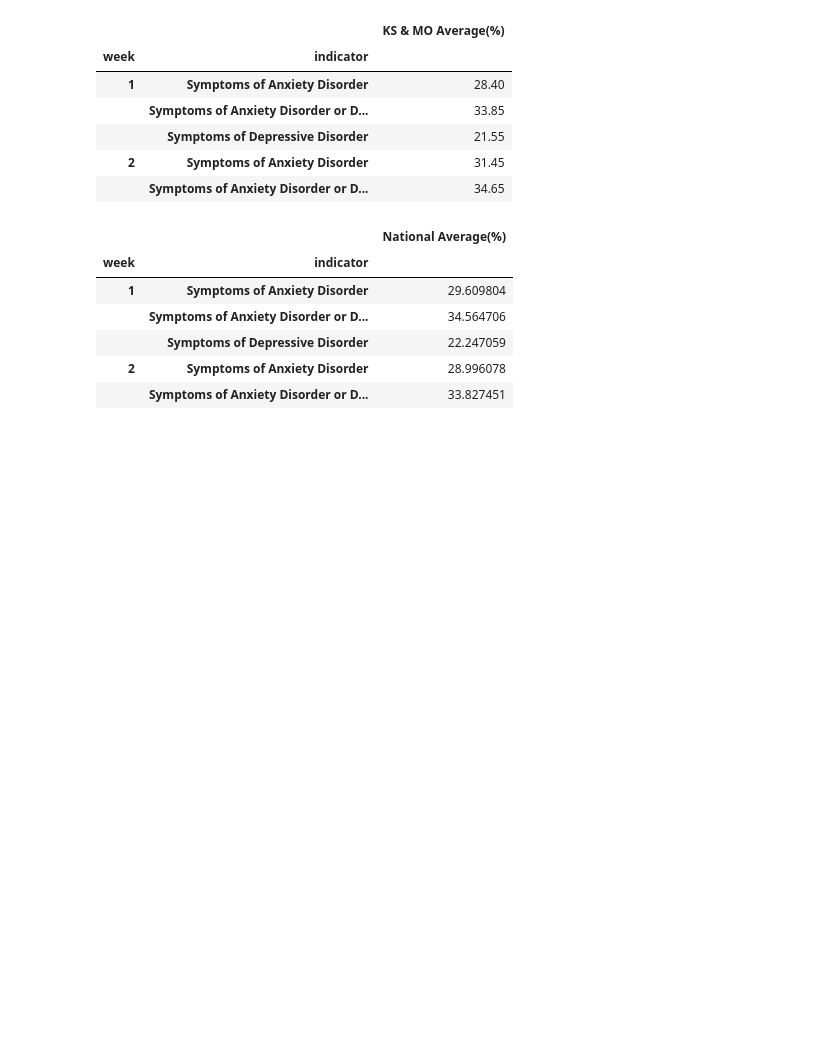
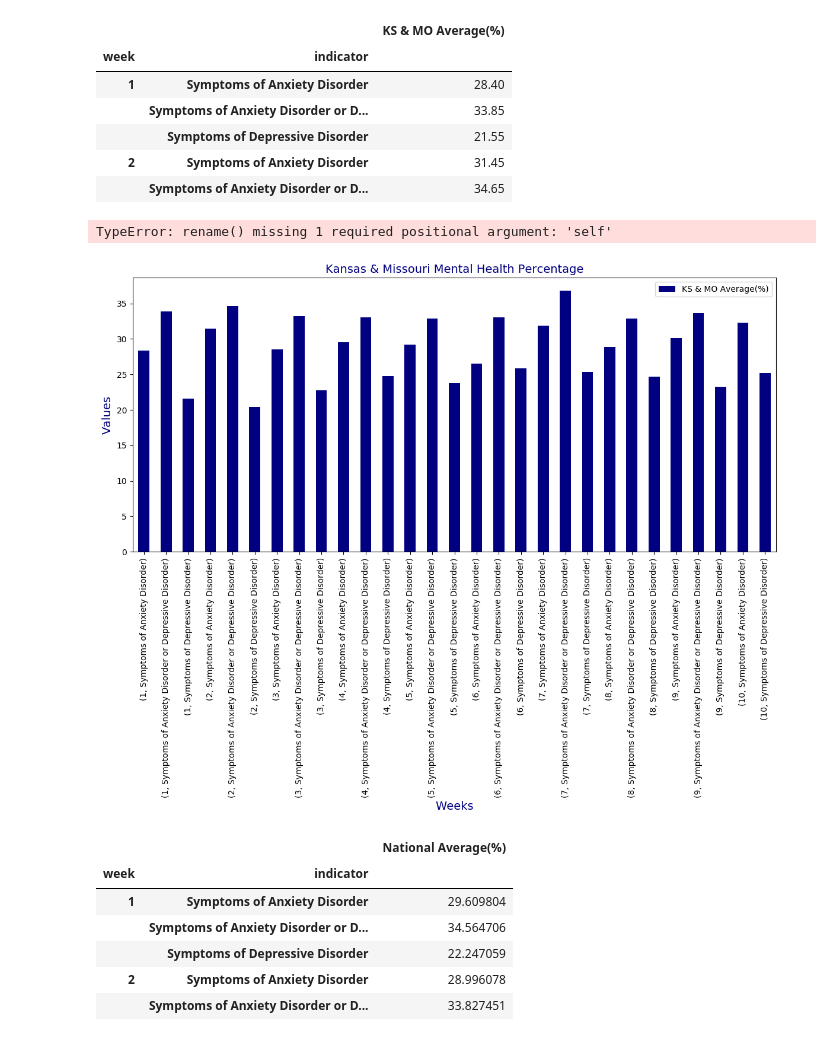
Before and after one commit to d-hires/Pandemic-Warriors-Project-1, a Jupyter notebook: KS&MO_vs_National.ipynb, the cells around one changed output. Saved outputs shown, nothing was run; the diff lists cells and outputs as text; code cells hidden in the pictures; blank space fills up the shorter version.

```diff
--- a/KS&MO_vs_National.ipynb
+++ b/KS&MO_vs_National.ipynb
@@ -47,6 +50,68 @@ final.head()
 |  | Symptoms of Depressive Disorder | 21.55 |
 | 2 | Symptoms of Anxiety Disorder | 31.45 |
 |  | Symptoms of Anxiety Disorder or D... | 34.65 |
+# %%
+kansas_df = file_one.loc[file_one["state"] == "Kansas", :]
+kansas_df['indicator'].value_counts()
+kansas_df
+
+missouri_df=file_one.loc[file_one['state']=='Missouri']
+missouri_df
+
+ks_mo=pd.merge(kansas_df,missouri_df, how='outer')
+ks_mo
+
+cleaned_KsMo= ks_mo[['indicator','state','week','value']]
+cleaned_KsMo
+
+cleaned=cleaned_KsMo.groupby(['week','indicator'])
+cleaned.count().head(10)
+
+state_mean=cleaned['value'].mean()
+final=pd.DataFrame({'KS & MO Average(%)':state_mean})
+final.head()
+
+#Bar Chart
+
+
+final=pd.DataFrame({'KS & MO Average(%)':state_mean})
+
+
+plt.pandas =pd.DataFrame({'KS & MO Average(%)':state_mean}).plot.bar(figsize=(14,6), color='navy',fontsize = 10)
+pd.DataFrame
+plt.xlabel("Weeks", color= "navy", fontsize = 14)
+plt.ylabel("Values", color ="navy", fontsize = 14)
+plt.title("Kansas & Missouri Mental Health Percentage",color="navy",fontsize = 14)
+
+df_new = pd.DataFrame.rename(columns={"Symptoms of Anxiety Disorder" : "Anxiety"})
+df_new
+
+plt.tight_layout()
+plt.show()
+
+# pd.DataFrame
+
+# plt.rcdefaults()
+# fig, ax = plt.subplots()
+
+# # Example data
+# indicator = ('Symptoms of Anxiety', ' Symptoms of Depression', 'Symptoms of Anxiety Disorder or Depressive Disorder')
+# y_pos = np.arange(len(pd.DataFrame({'KS & MO Average(%)':state_mean})))
+# performance = pd.DataFrame({'KS & MO Average(%)':state_mean})
+# error = pd.DataFrame({'KS & MO Average(%)':state_mean})
+
+# ax.barh(y_pos, len(performance), xerr=error, align='center')
+# # ax.set_yticks(y_pos)
+# # ax.set_yticklabels(values)
+# ax.invert_yaxis()
+# # ax.set_xlabel('Weeks')
+# # ax.set_title('Diagnosis')
+
+# plt.show()
+# y_pos
+# %% [output]
+TypeError: rename() missing 1 required positional argument: 'self'
+[figure, added]
 # %%
 all_states=file_one.loc[(file_one['state'] !='United States')]
 all_states
```
Also changed, not shown: parts of 2 cells of this notebook, 1 other file.
